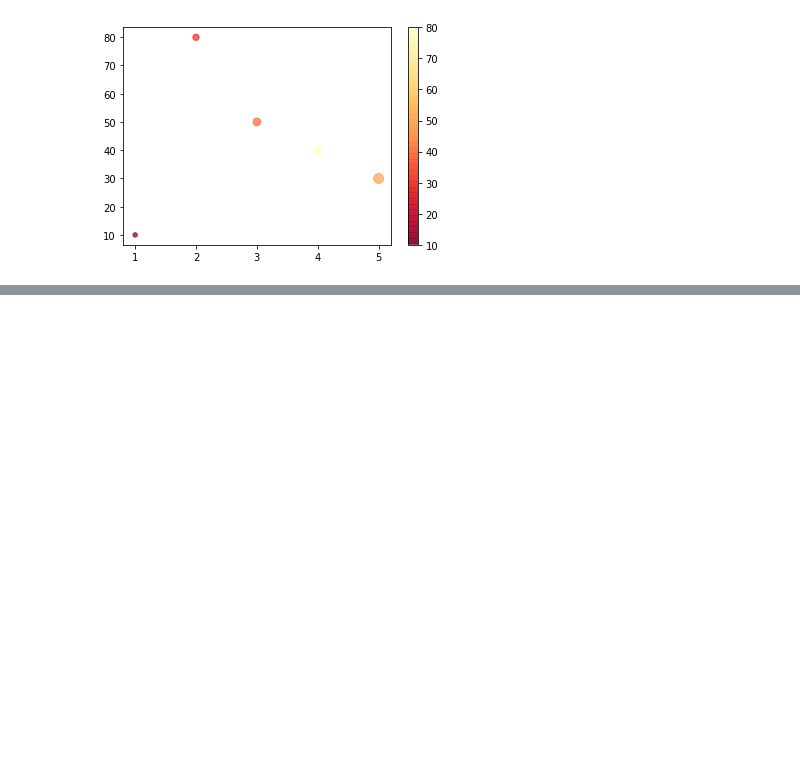
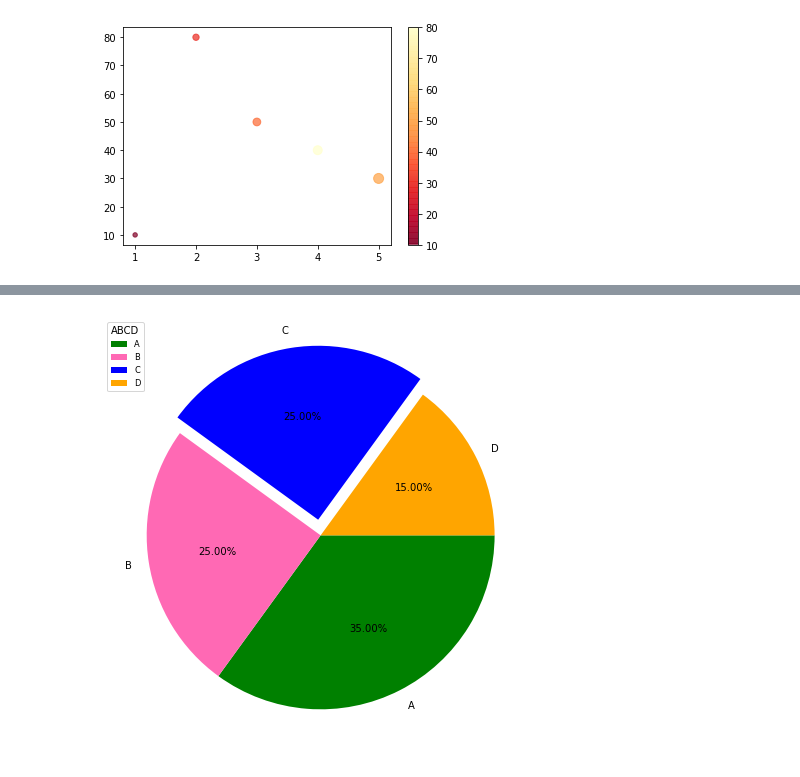
Before and after one commit to erdarshilai/Python, a Jupyter notebook: ch-9.ipynb, the cells around one changed output, grey strips where cells are left out. Cells and saved outputs as stored; diff of their text form; code cells hidden in the pictures; blank space fills up the shorter version.

```diff
--- a/ch-9.ipynb
+++ b/ch-9.ipynb
@@ -674,0 +692,14 @@ plt.show()
+# %%
+#piechart
+import matplotlib.pyplot as plt
+import numpy as np
+y=np.array([35,25,25,15])
+my_labels=['A','B','C','D']
+my_explode=[0,0,0.091,0]
+my_colors=['green','hotpink','blue','orange']
+plt.figure(figsize=(8,8))
+plt.pie(y,labels=my_labels,explode=my_explode,colors=my_colors,autopct="%.2f%%",counterclock=False)
+plt.legend(loc=2,title='ABCD',fontsize='small')
+plt.show()
+# %% [output]
+[figure, added]
```
Also changed, not shown: parts of 6 cells of this notebook.
